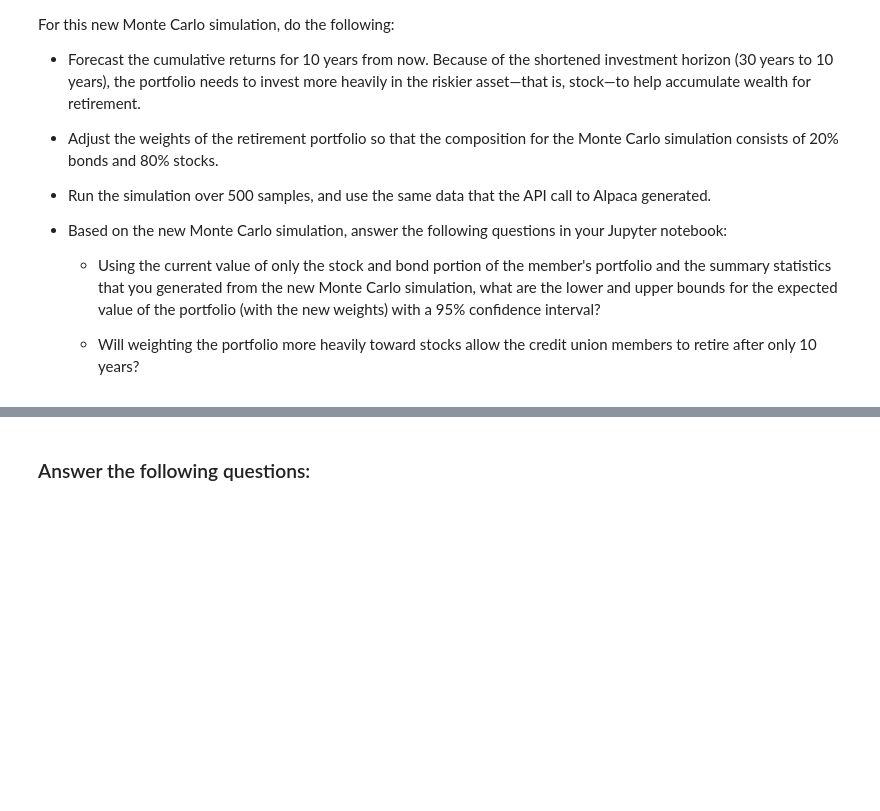
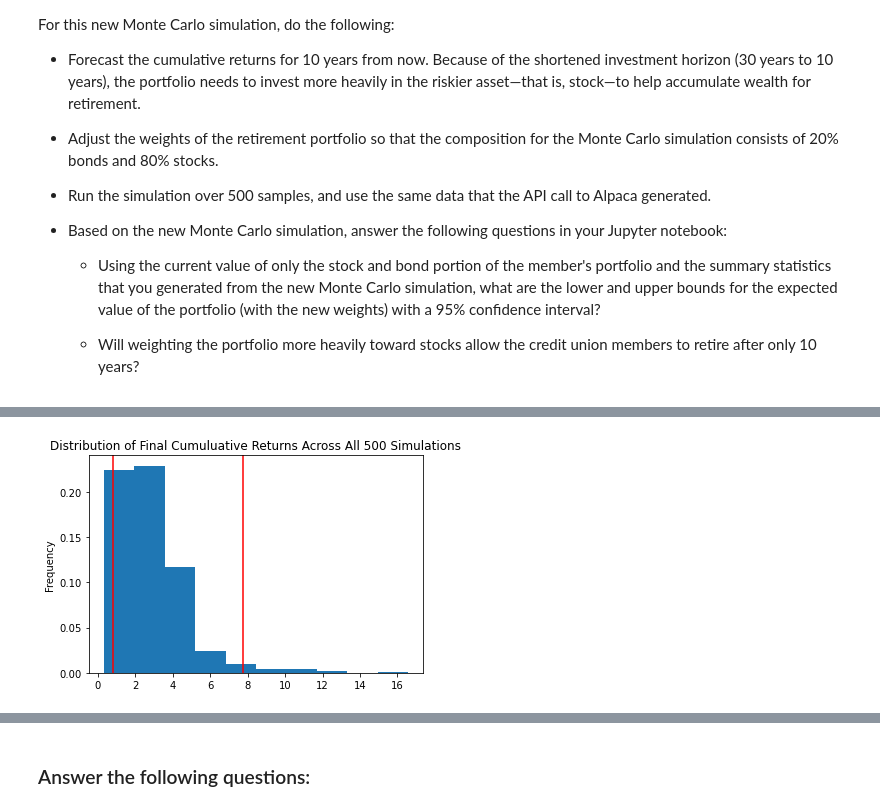
Before and after one commit to toniahurst/FinTech_Module_5_Challenge, a Jupyter notebook: Starter_Code_Module_5_Challenge/financial_planning_tools.ipynb, the cells around one changed output, grey strips where cells are left out. Cells and saved outputs as stored; diff of their text form; code cells hidden in the pictures; blank space fills up the shorter version.

```diff
--- a/Starter_Code_Module_5_Challenge/financial_planning_tools.ipynb
+++ b/Starter_Code_Module_5_Challenge/financial_planning_tools.ipynb
@@ -614,7 +678,10 @@ For this new Monte Carlo simulation, do the following:
 # %%
 # Visualize the probability distribution of the 10-year Monte Carlo simulation
 # by plotting a histogram
-# YOUR CODE HERE
+mc_sim_dist_plot = mc_10_year.plot_distribution()
+mc_sim_dist_plot.get_figure().savefig("MC 10 Year Distribution Plot.png", bbox_inches="tight")
+# %% [output]
+[figure, added]
 # %%
 # Generate summary statistics from the 10-year Monte Carlo simulation results
 # Save the results as a variable
```
Also changed, not shown: parts of 22 cells of this notebook, 4 other files.
